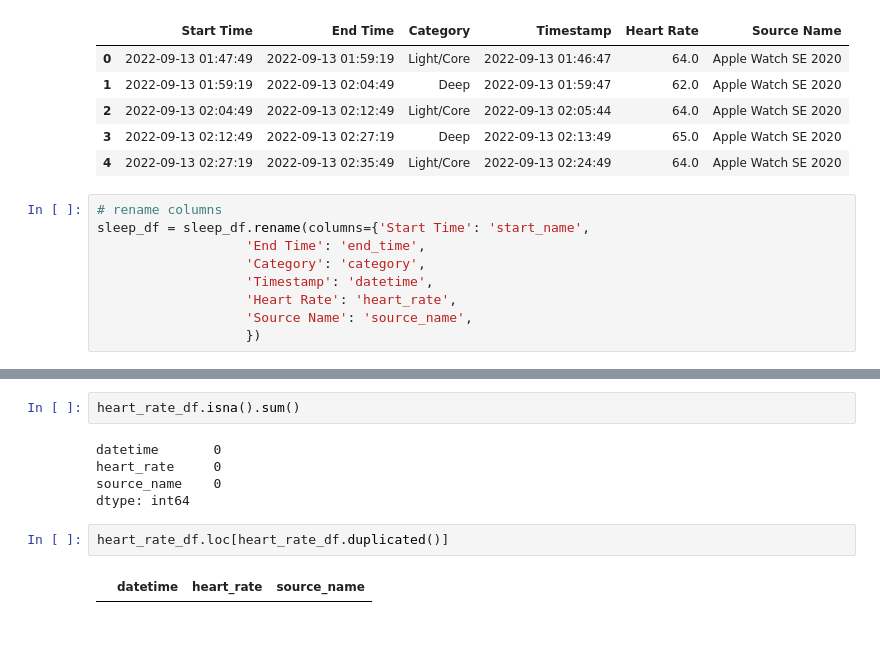
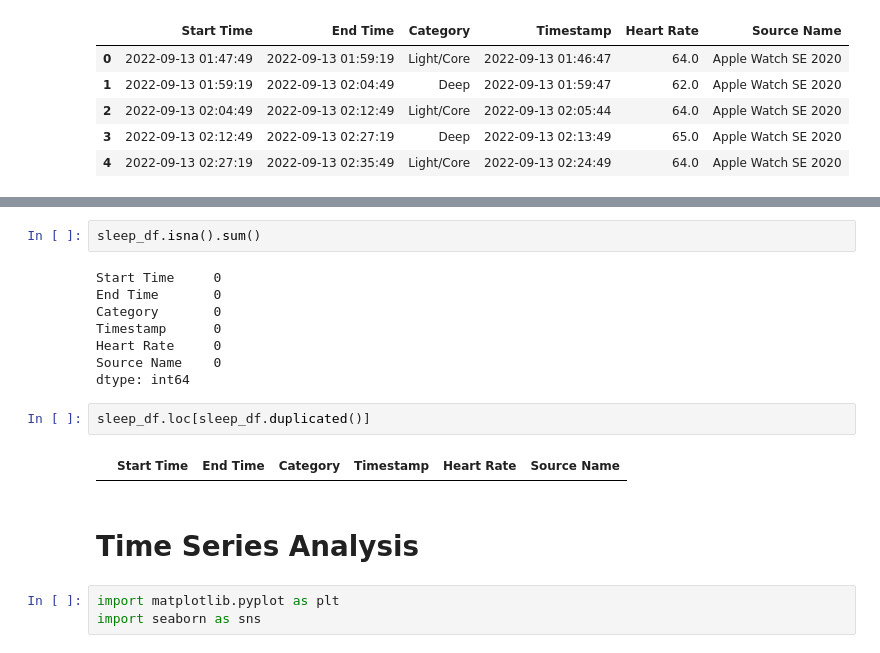
Before and after one commit to hantien2002/smart-health-monitoring-system, a Jupyter notebook: Model Training/explore.ipynb, the cells around one changed output, grey strips where cells are left out. Saved outputs shown, nothing was run; the diff lists cells and outputs as text.

```diff
--- a/Model Training/explore.ipynb
+++ b/Model Training/explore.ipynb
@@ -177,12 +148,3 @@ sleep_df.head()
 | 2 | 2022-09-13 02:04:49 | 2022-09-13 02:12:49 | Light/Core | 2022-09-13 02:05:44 | 64.0 | Apple Watch SE 2020 |
 | 3 | 2022-09-13 02:12:49 | 2022-09-13 02:27:19 | Deep | 2022-09-13 02:13:49 | 65.0 | Apple Watch SE 2020 |
 | 4 | 2022-09-13 02:27:19 | 2022-09-13 02:35:49 | Light/Core | 2022-09-13 02:24:49 | 64.0 | Apple Watch SE 2020 |
-# %%
-# rename columns
-sleep_df = sleep_df.rename(columns={'Start Time': 'start_name',
-                   'End Time': 'end_time',
-                   'Category': 'category',
-                   'Timestamp': 'datetime',
-                   'Heart Rate': 'heart_rate',
-                   'Source Name': 'source_name',
-                   })
@@ -198,11 +151,19 @@ sleep_df.head()
 # %%
-heart_rate_df.isna().sum()
+sleep_df.isna().sum()
 # %% [output]
-datetime       0
-heart_rate     0
-source_name    0
+Start Time     0
+End Time       0
+Category       0
+Timestamp      0
+Heart Rate     0
+Source Name    0
 dtype: int64
 # %%
-heart_rate_df.loc[heart_rate_df.duplicated()]
+sleep_df.loc[sleep_df.duplicated()]
 # %% [output]
-|  | datetime | heart_rate | source_name |
+|  | Start Time | End Time | Category | Timestamp | Heart Rate | Source Name |
+# %% [markdown]
+# Time Series Analysis
+# %%
+import matplotlib.pyplot as plt
+import seaborn as sns
```
Also changed, not shown: parts of 20 cells of this notebook.
